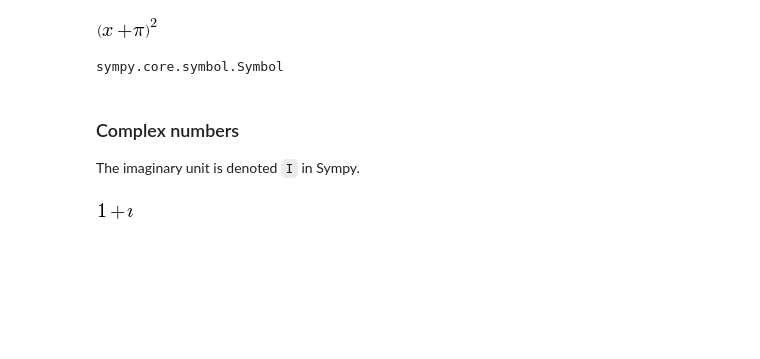
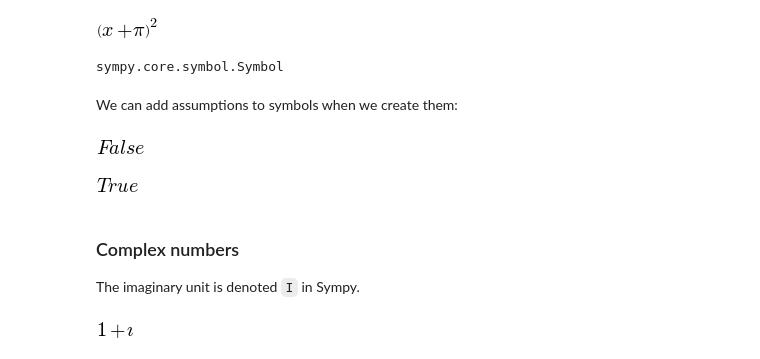
Before and after one commit to jrjohansson/scientific-python-lectures, a Jupyter notebook: Lecture-5-Sympy.ipynb, the cells around one changed output. Cells and saved outputs as stored; diff of their text form; code cells hidden in the pictures; blank space fills up the shorter version.

```diff
--- a/Lecture-5-Sympy.ipynb
+++ b/Lecture-5-Sympy.ipynb
@@ -46,3 +46,5 @@ a, b, c = symbols("a, b, c")
 type(a)
 # %% [output]
 sympy.core.symbol.Symbol
+# %% [markdown]
+We can add assumptions to symbols when we create them:
@@ -49,3 +53,13 @@ sympy.core.symbol.Symbol
+# %%
+x.is_imaginary
+# %% [output]
+[figure, added]
+# %%
+x = Symbol('x', positive=True)
+# %%
+x > 0
+# %% [output]
+[figure, added]
 # %% [markdown]
 ### Complex numbers
 
```
Also changed, not shown: parts of 5 cells of this notebook.
